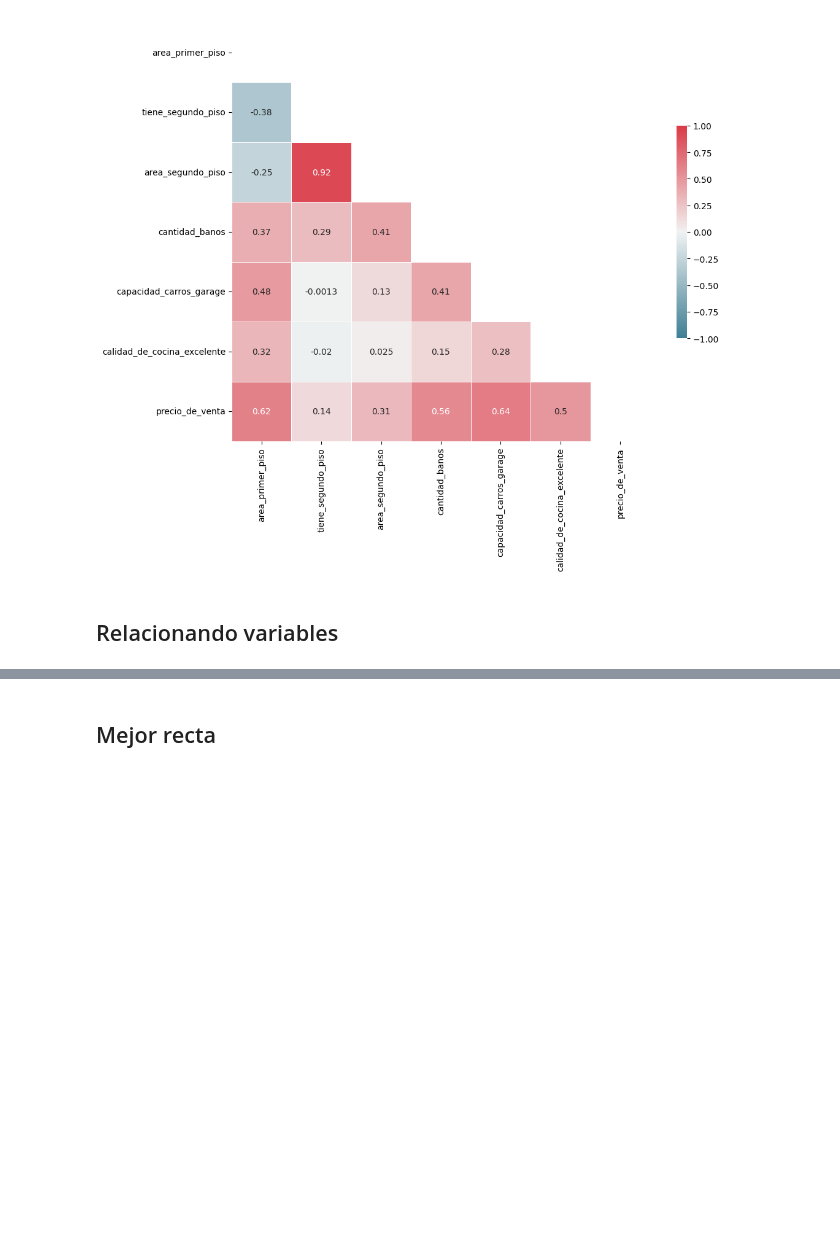
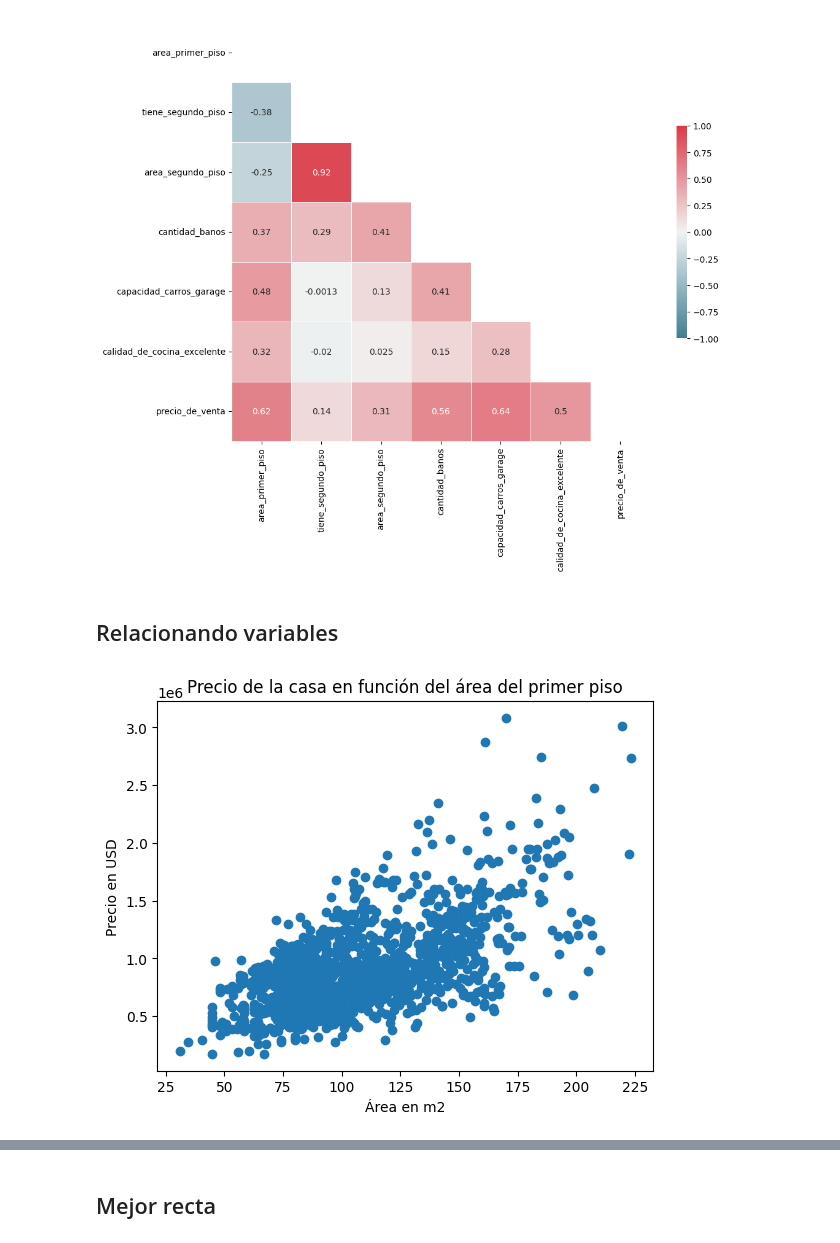
Before and after one commit to r2x4/machine_alura_oracle, a Jupyter notebook: regresion_lineal/precios_de_inmuebles_regresion_lineal.ipynb, the cells around one changed output, grey strips where cells are left out. Cells and saved outputs as stored; diff of their text form; code cells hidden in the pictures; blank space fills up the shorter version.

```diff
--- a/regresion_lineal/precios_de_inmuebles_regresion_lineal.ipynb
+++ b/regresion_lineal/precios_de_inmuebles_regresion_lineal.ipynb
@@ -133,3 +131,12 @@ plt.show()
+# %%
+# Cómo se relacionan el área construída y el precio del inmueble?
+plt.scatter(x=datos['area_primer_piso'], y=datos['precio_de_venta'])
+plt.title('Precio de la casa en función del área del primer piso')
+plt.xlabel('Área en m2')
+plt.ylabel('Precio en USD')
+plt.show()
+# %% [output]
+[figure, added]
 # %%
 # Aparentemente mientras mayor es el área del primer piso, mayor es el precio de la casa.
 # E si quisieramos trazar una línea que nos permita describir este comportamiento?
```
Also changed, not shown: parts of 2 cells of this notebook.
